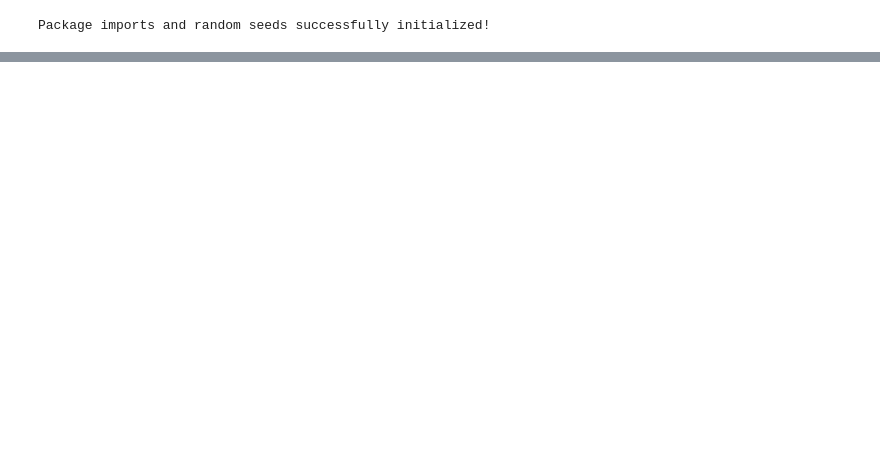
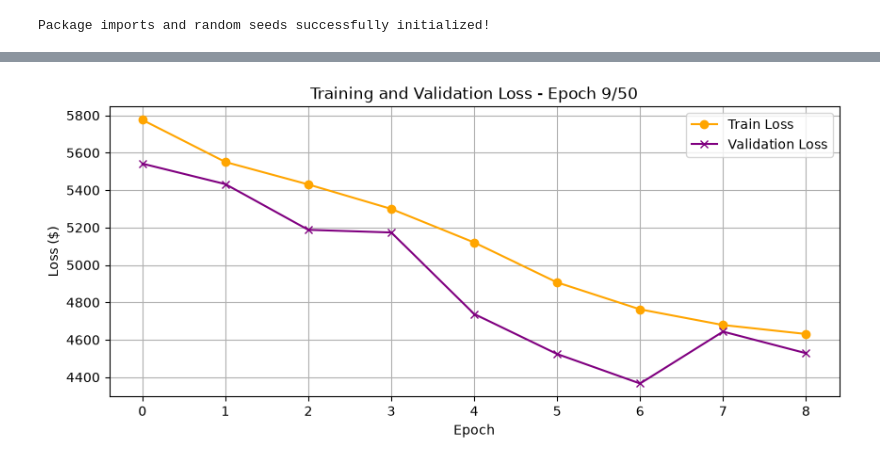
Before and after one commit to cruzas/showcase-time-series, a Jupyter notebook: notebooks/sales_forecasting.ipynb, the cells around one changed output, grey strips where cells are left out. Cells and saved outputs as stored; diff of their text form; code cells hidden in the pictures; blank space fills up the shorter version.

```diff
--- a/notebooks/sales_forecasting.ipynb
+++ b/notebooks/sales_forecasting.ipynb
@@ -76,10 +92,15 @@ criterion = nn.HuberLoss(delta=1.0)
 optimizer = optim.Adam(model.parameters(), lr=0.001) # For simplicity, using Adam as the optimizer.
 # %%
 # Training configurations.
-epochs = 10
-patience = 5 # Number of epochs to wait for early stopping.
+epochs = 50
+patience = 6 # Number of epochs to wait for early stopping.
 best_val_loss = float('inf')
 early_stopping_counter = 0
+
+# For showing live and interactive results
+plt.ion()
+train_losses_history = []
+val_losses_history = []
 
 # Training loop
 for epoch in range(epochs):
@@ -125,7 +146,23 @@ for epoch in range(epochs):
     val_loss_scaled = val_loss / len(val_loader.dataset)
     real_val_error = val_loss_scaled * preprocessor.y_scaler.scale_[0]
 
-    print(f"Epoch {epoch+1}/epochs | Train loss: ${real_train_error:.2f} | Val. loss: ${real_val_error}")
+    # print(f"Epoch {epoch+1}/epochs | Train loss: ${real_train_error:.2f} | Validation loss: ${real_val_error}")
+
+    train_losses_history.append(real_train_error)
+    val_losses_history.append(real_val_error)
+
+    # Visualize the losses live
+    clear_output(wait=True)
+    fig, ax = plt.subplots(figsize=(10, 4))
+    ax.plot(train_losses_history, label="Train Loss", color='orange', marker='o')
+    ax.plot(val_losses_history, label='Validation Loss', color='purple', marker='x')
+    ax.set_title(f'Training and Validation Loss - Epoch {epoch+1}/{epochs}')
+    ax.set_xlabel('Epoch')
+    ax.set_ylabel('Loss ($)')
+    ax.legend()
+    ax.grid(True)
+    plt.draw()
+    plt.pause(0.01)
 
     # Early stopping check
     if real_val_error < best_val_loss:
@@ -140,6 +177,10 @@ for epoch in range(epochs):
         print(f"\nEarly stopping now! Validation loss has not improved for {patience} epochs.")
         break # terminate the training loop
 
+# Turn off interactive plot mode once training has concluded
+plt.ioff()
+plt.show()
+
 # Load the best model weights back in before testing inference.
 model.load_state_dict(torch.load('saved_weights/best_model.pth', weights_only=True))
 print("Best model weights restored. Onto testing...")
@@ -156,3 +188,4 @@ Best model weights restored. Onto testing...
+[figure, added]
 # %%
 # Load and merge the test data.
 test_df = load_and_merge_data('data', is_test=True)
```
Also changed, not shown: parts of 5 cells of this notebook.
